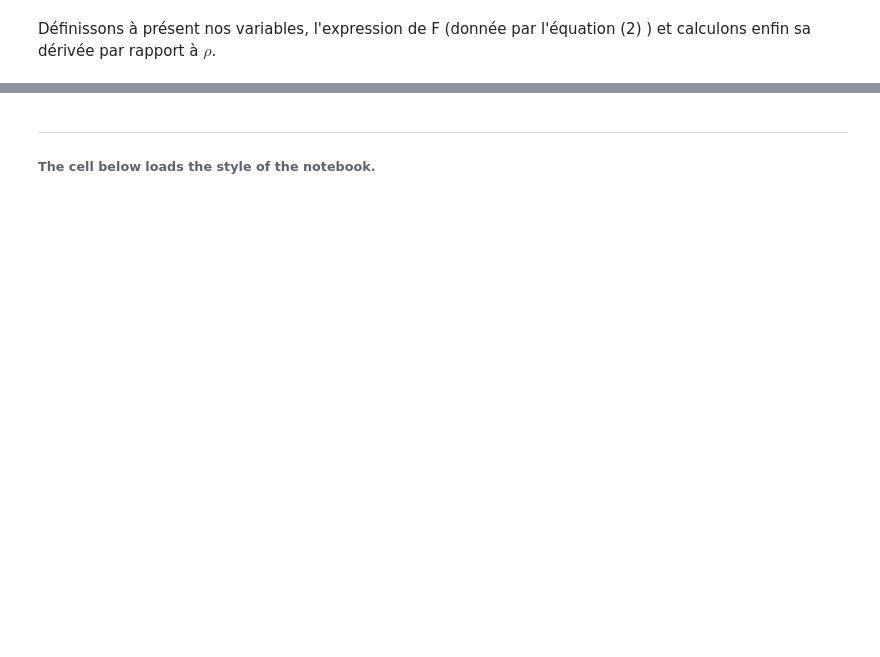
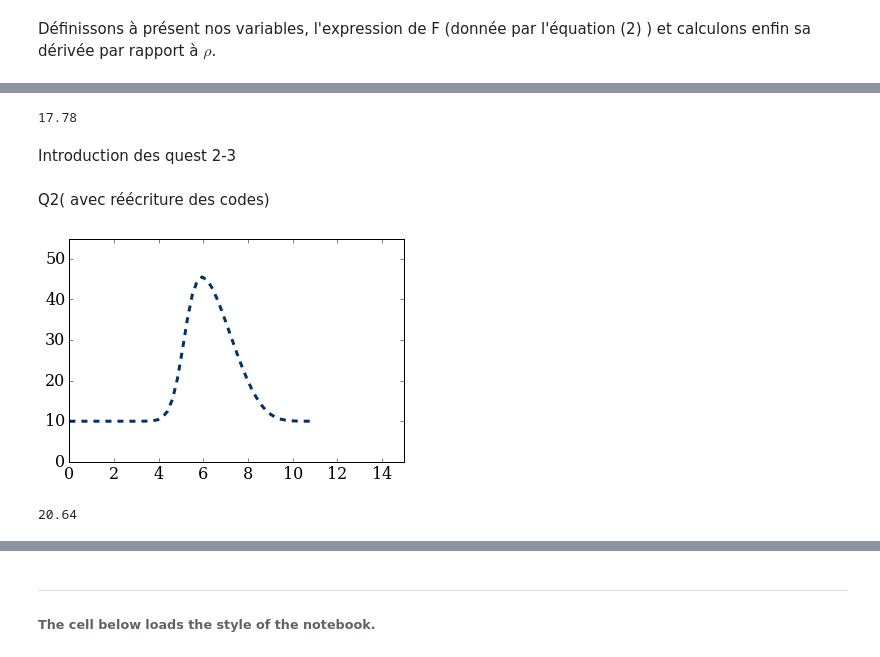
Before and after one commit to ServranckxChristophe/numerical-mooc, a Jupyter notebook: working/Traffic_Flow.ipynb, the cells around one changed output, grey strips where cells are left out. Saved outputs shown, nothing was run; the diff lists cells and outputs as text; code cells hidden in the pictures; blank space fills up the shorter version.

```diff
--- a/working/Traffic_Flow.ipynb
+++ b/working/Traffic_Flow.ipynb
@@ -253,0 +415,7 @@ pyplot.ylim(0,100);
+# %%
+c = min(v(rho0))
+print(round(c*10/36,2))
+# %% [output]
+17.78
+# %% [markdown]
+Introduction des quest 2-3
@@ -253,0 +426,53 @@ pyplot.ylim(0,100);
+# %%
+def convection1(CL, t_simu, v_max):
+
+    """
+
+
+    """
+
+    # On pose nos paramètres
+    L     = 11      # en km
+    rho_max = 250   # en voitures/m
+    nx    = 51      # Nombre de point de la grille d'espace
+    dt    = .001
+    nt = int((t_simu/(dt*60))+1)      # Nombre de point requis dans la grille pour la simulation
+
+    #On pose nos conditions intiales
+    x = numpy.linspace(0,L,nx)
+    rho0 = numpy.ones(nx)*CL
+    rho0[10:20] = 50
+
+
+    #On calcul notre inconnue pour tout temps
+    for n in range(1, nt):
+        rhon = rho0.copy()
+        rho0[1:] = rhon[1:]-((dt/dx)*v_max*((rhon[1:]*(1-(rhon[1:]/rho_max)))-(rhon[0:-1]*(1 - (rhon[0:-1]/rho_max)))))
+        rho0[0]=CL    # Notre condition au bord
+
+    pyplot.plot(x, rho0, color='#003366', ls='--', lw=3)
+    pyplot.ylim(0,55);
+    pyplot.xlim(0,15);
+
+    rho_moy = numpy.mean(rho0)
+    v_moy=v_max*(1-(rho_moy/rho_max))
+
+    v_min = min(v(rho0))
+
+    vit[0] = v_moy
+    vit[1] = v_min
+# %% [markdown]
+Q2( avec réécriture des codes)
+# %%
+CL     = 10
+t_simu = 3
+v_max  = 80
+
+vit = numpy.empty(2)
+convection1(CL, t_simu, v_max)
+# %% [output]
+[figure, added]
+# %%
+print(round(vit[0]*10/36,2))
+# %% [output]
+20.64
```
Also changed, not shown: parts of 82 cells of this notebook.
